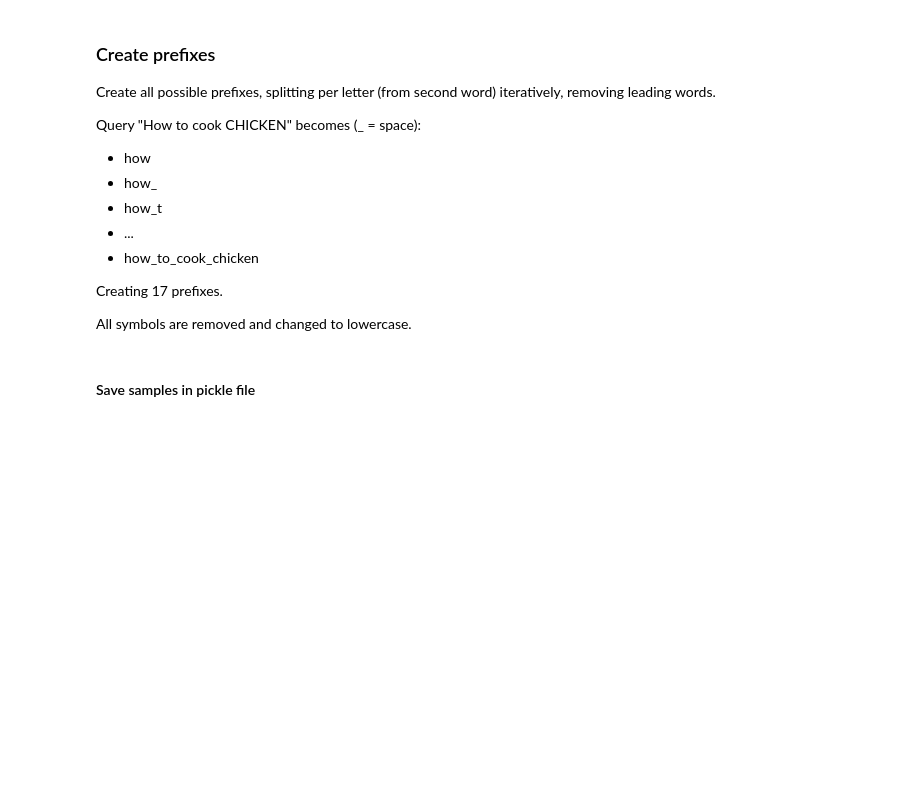
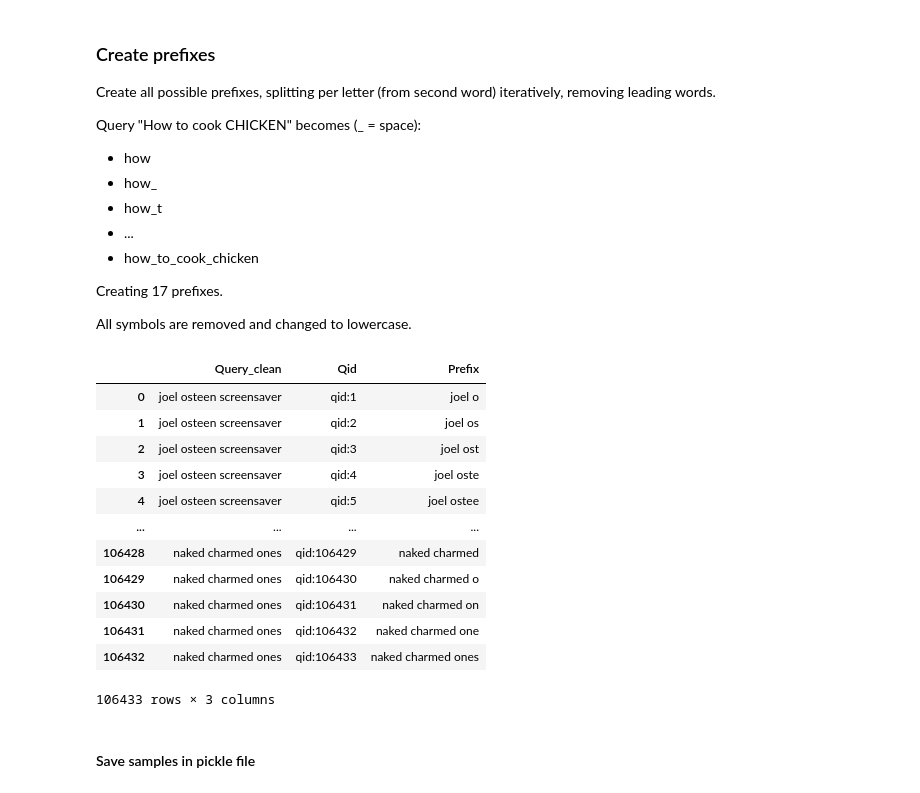
Before and after one commit to ReinierKoops/IR_project_02, a Jupyter notebook: notebooks/Generate_synthetic_pairs.ipynb, the cells around one changed output. Drawn from its saved outputs; the diff is of its cells as text; code cells hidden in the pictures; blank space fills up the shorter version.

```diff
--- a/notebooks/Generate_synthetic_pairs.ipynb
+++ b/notebooks/Generate_synthetic_pairs.ipynb
@@ -30,11 +30,11 @@ print(datetime.datetime.now().time())
 # Create dataset
 # %%
 # Generate features for dataset
-#df = pd.concat([pd.read_csv(f, delimiter='\t') for f in glob.glob('/Users/rwkoops/PycharmProjects/IR_project/IR_project_02/data/user-ct-test-collection-*.txt')])
+df = pd.concat([pd.read_csv(f, delimiter='\t') for f in glob.glob('data/user-ct-test-collection-*.txt')])
 # %% [markdown]
 ## Sampled history dataset (for suffixes)
 This sample dataset is put on 1.000.000.
 # %%
-#samples_hist = df.sample(1000000, random_state=23)
+samples_hist = df.sample(1000000, random_state=23)
 # %% [markdown]
 #### Save samples in pickle file
@@ -121,2 +123,18 @@ prefix_queries.columns = ['Index', 'Query', 'Query_clean', 'Qid', 'Prefix']
+# %%
+prefix_queries
+# %% [output]
+|  | Query_clean | Qid | Prefix |
+| 0 | joel osteen screensaver | qid:1 | joel o |
+| 1 | joel osteen screensaver | qid:2 | joel os |
+| 2 | joel osteen screensaver | qid:3 | joel ost |
+| 3 | joel osteen screensaver | qid:4 | joel oste |
+| 4 | joel osteen screensaver | qid:5 | joel ostee |
+| ... | ... | ... | ... |
+| 106428 | naked charmed ones | qid:106429 | naked charmed |
+| 106429 | naked charmed ones | qid:106430 | naked charmed o |
+| 106430 | naked charmed ones | qid:106431 | naked charmed on |
+| 106431 | naked charmed ones | qid:106432 | naked charmed one |
+| 106432 | naked charmed ones | qid:106433 | naked charmed ones |
+106433 rows × 3 columns
 # %% [markdown]
 #### Save samples in pickle file
```
Also changed, not shown: parts of 13 cells of this notebook.
